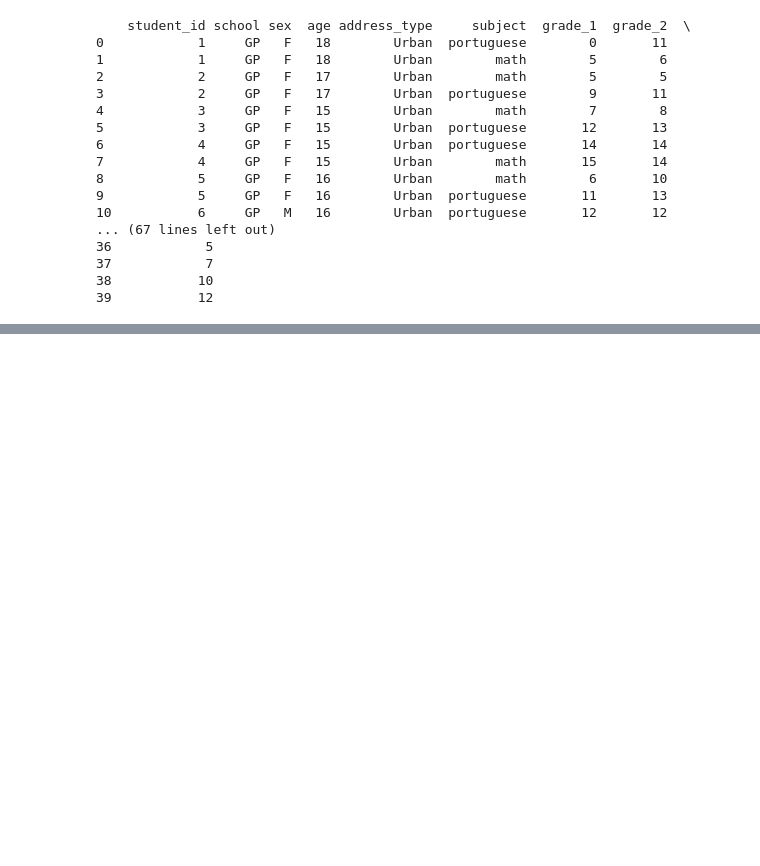
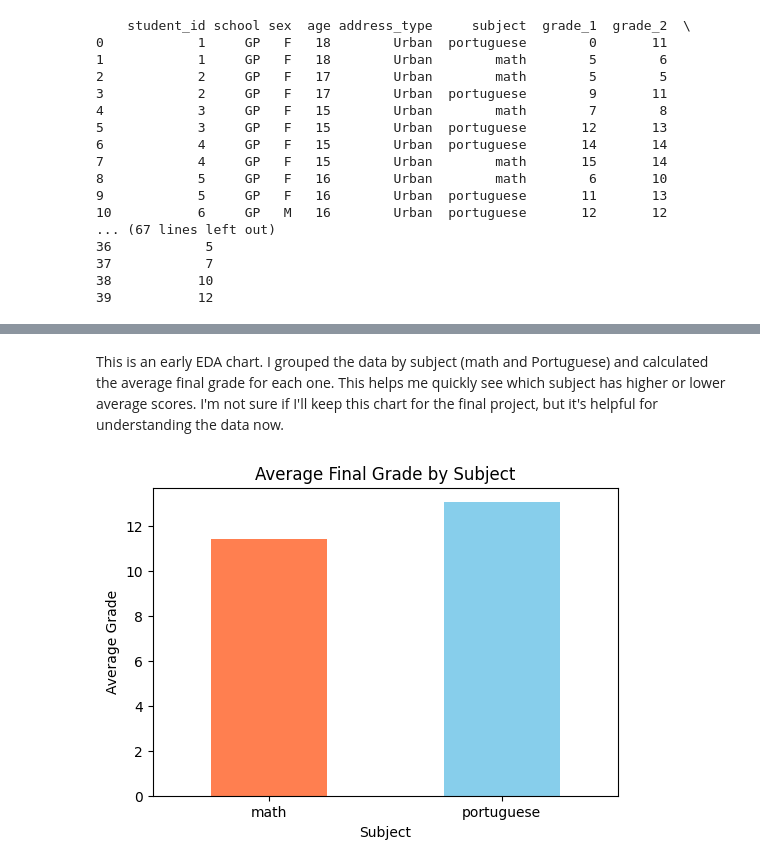
Before and after one commit to elaktif/elaktif-student-performance-analysis-Capstone, a Jupyter notebook: student_performance_analysis Capstone.ipynb.ipynb, the cells around one changed output, grey strips where cells are left out. Cells and saved outputs as stored; diff of their text form; code cells hidden in the pictures; blank space fills up the shorter version.

```diff
--- a/student_performance_analysis Capstone.ipynb.ipynb
+++ b/student_performance_analysis Capstone.ipynb.ipynb
@@ -208,0 +222,31 @@ joined_df.to_csv("joined_student_data.csv", index=False)
+# %% [markdown]
+This is an early EDA chart. I grouped the data by subject (math and Portuguese) and calculated the average final grade for each one.
+This helps me quickly see which subject has higher or lower average scores.
+I'm not sure if I'll keep this chart for the final project, but it's helpful for understanding the data now.
+# %%
+# I want to see the average final grade for math and portuguese
+
+# Group the data by subject and get the average of final grades
+avg_grade = joined_data.groupby('subject')['final_grade'].mean()
+
+# Make the bar chart
+import matplotlib.pyplot as plt
+
+plt.figure(figsize=(6, 4))  # set the size of the chart
+avg_grade.plot(kind='bar', color=['coral', 'skyblue'])  # draw bar chart
+
+# Add title and labels
+plt.title('Average Final Grade by Subject')
+plt.ylabel('Average Grade')
+plt.xlabel('Subject')
+
+# Make the x labels easier to read
+plt.xticks(rotation=0)
+
+# No grid lines
+plt.grid(False)
+
+# Show the chart
+plt.show()
+# %% [output]
+[figure, added]
```
Also changed, not shown: parts of 1 cell of this notebook, 1 other file.
